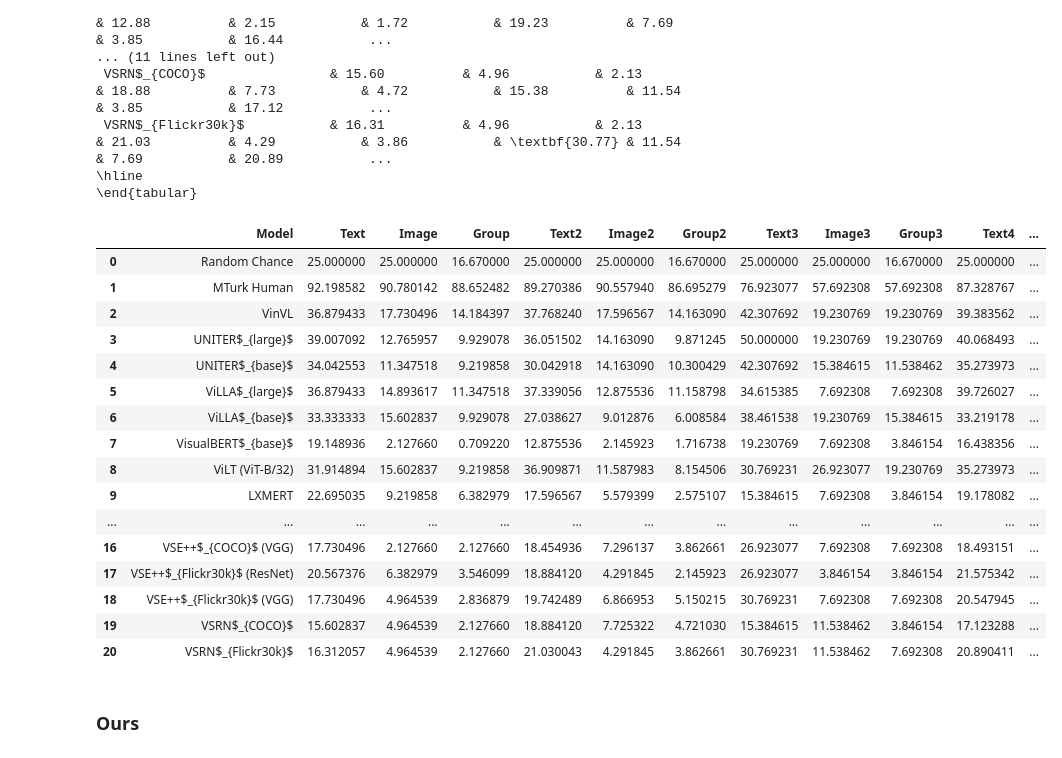
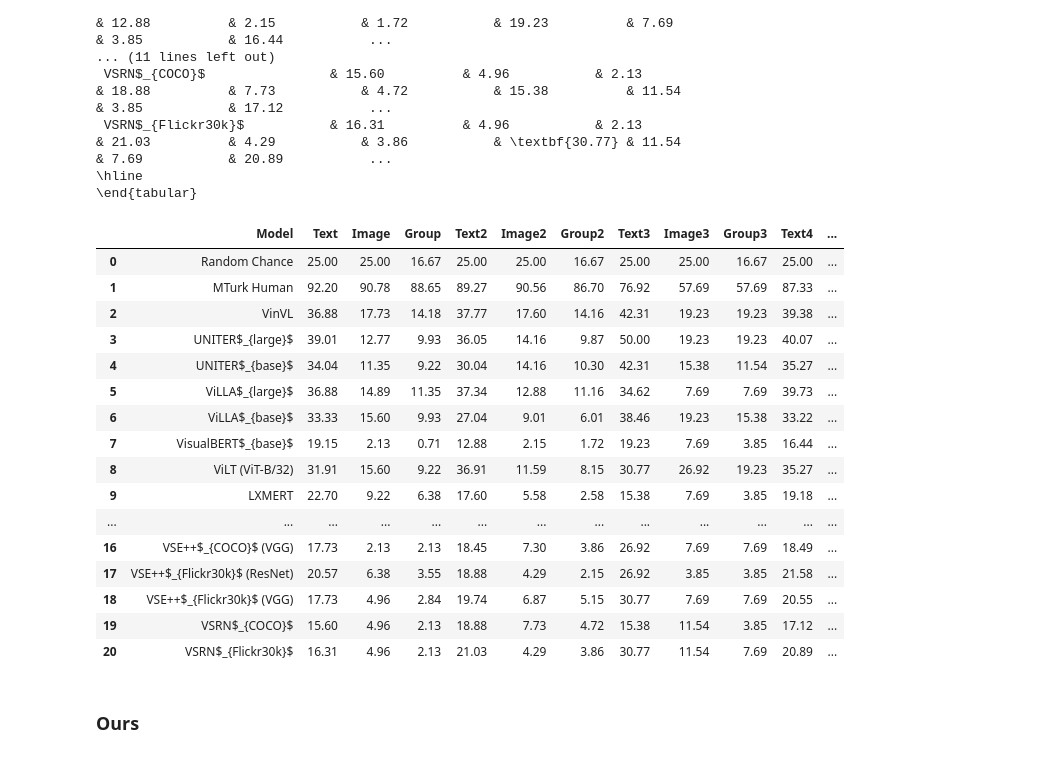
Before and after one commit to juletx/spatial-reasoning, a Jupyter notebook: winoground/statistics/winoground_statistics.ipynb, the cells around one changed output. Cells and saved outputs as stored; diff of their text form; code cells hidden in the pictures.

```diff
--- a/winoground/statistics/winoground_statistics.ipynb
+++ b/winoground/statistics/winoground_statistics.ipynb
@@ -103,6 +103,10 @@ models = [
     (path + "clip_b16.jsonl", "CLIP (ViT-B/16)", 400, 400, "dual-stream", "modality-specific"),
     (path + "clip_l14.jsonl", "CLIP (ViT-L/14)", 400, 400, "dual-stream", "modality-specific"),
     (path + "clip_l14-336.jsonl", "CLIP (ViT-L/14-336)", 400, 400, "dual-stream", "modality-specific"),
+    (path + "clip_b32_laion.jsonl", "CLIP LAION-2B (ViT-B/32)", 2000, 2000, "dual-stream", "modality-specific"),
+    (path + "clip_l14_laion.jsonl", "CLIP LAION-2B (ViT-L/14)", 2000, 2000, "dual-stream", "modality-specific"),
+    (path + "clip_h14_laion.jsonl", "CLIP LAION-2B (ViT-H/14)", 2000, 2000, "dual-stream", "modality-specific"),
+    (path + "clip_g14_laion.jsonl", "CLIP LAION-2B (ViT-g/14)", 2000, 2000, "dual-stream", "modality-specific"),
     (path + "ofa_tiny.jsonl", "OFA$_{Tiny}$", 20, 20, "single-stream", "merged"),
     (path + "ofa_base.jsonl", "OFA$_{Base}$", 20, 20, "single-stream", "merged"),
     (path + "ofa_medium.jsonl", "OFA$_{Medium}$", 20, 20, "single-stream", "merged"),
@@ -571,25 +649,25 @@ print(tabulate(bold_linguistic_table_dict, headers=bold_linguistic_table_dict.ke
 \hline
 \end{tabular}
 # %%
-pd.DataFrame(linguistic_table_dict)
+pd.DataFrame(linguistic_table_dict).round(2)
 # %% [output]
 |  | Model | Text | Image | Group | Text2 | Image2 | Group2 | Text3 | Image3 | Group3 | Text4 | ... |
-| 0 | Random Chance | 25.000000 | 25.000000 | 16.670000 | 25.000000 | 25.000000 | 16.670000 | 25.000000 | 25.000000 | 16.670000 | 25.000000 | ... |
-| 1 | MTurk Human | 92.198582 | 90.780142 | 88.652482 | 89.270386 | 90.557940 | 86.695279 | 76.923077 | 57.692308 | 57.692308 | 87.328767 | ... |
-| 2 | VinVL | 36.879433 | 17.730496 | 14.184397 | 37.768240 | 17.596567 | 14.163090 | 42.307692 | 19.230769 | 19.230769 | 39.383562 | ... |
-| 3 | UNITER$_{large}$ | 39.007092 | 12.765957 | 9.929078 | 36.051502 | 14.163090 | 9.871245 | 50.000000 | 19.230769 | 19.230769 | 40.068493 | ... |
-| 4 | UNITER$_{base}$ | 34.042553 | 11.347518 | 9.219858 | 30.042918 | 14.163090 | 10.300429 | 42.307692 | 15.384615 | 11.538462 | 35.273973 | ... |
-| 5 | ViLLA$_{large}$ | 36.879433 | 14.893617 | 11.347518 | 37.339056 | 12.875536 | 11.158798 | 34.615385 | 7.692308 | 7.692308 | 39.726027 | ... |
-| 6 | ViLLA$_{base}$ | 33.333333 | 15.602837 | 9.929078 | 27.038627 | 9.012876 | 6.008584 | 38.461538 | 19.230769 | 15.384615 | 33.219178 | ... |
-| 7 | VisualBERT$_{base}$ | 19.148936 | 2.127660 | 0.709220 | 12.875536 | 2.145923 | 1.716738 | 19.230769 | 7.692308 | 3.846154 | 16.438356 | ... |
-| 8 | ViLT (ViT-B/32) | 31.914894 | 15.602837 | 9.219858 | 36.909871 | 11.587983 | 8.154506 | 30.769231 | 26.923077 | 19.230769 | 35.273973 | ... |
-| 9 | LXMERT | 22.695035 | 9.219858 | 6.382979 | 17.596567 | 5.579399 | 2.575107 | 15.384615 | 7.692308 | 3.846154 | 19.178082 | ... |
+| 0 | Random Chance | 25.00 | 25.00 | 16.67 | 25.00 | 25.00 | 16.67 | 25.00 | 25.00 | 16.67 | 25.00 | ... |
+| 1 | MTurk Human | 92.20 | 90.78 | 88.65 | 89.27 | 90.56 | 86.70 | 76.92 | 57.69 | 57.69 | 87.33 | ... |
+| 2 | VinVL | 36.88 | 17.73 | 14.18 | 37.77 | 17.60 | 14.16 | 42.31 | 19.23 | 19.23 | 39.38 | ... |
+| 3 | UNITER$_{large}$ | 39.01 | 12.77 | 9.93 | 36.05 | 14.16 | 9.87 | 50.00 | 19.23 | 19.23 | 40.07 | ... |
+| 4 | UNITER$_{base}$ | 34.04 | 11.35 | 9.22 | 30.04 | 14.16 | 10.30 | 42.31 | 15.38 | 11.54 | 35.27 | ... |
+| 5 | ViLLA$_{large}$ | 36.88 | 14.89 | 11.35 | 37.34 | 12.88 | 11.16 | 34.62 | 7.69 | 7.69 | 39.73 | ... |
+| 6 | ViLLA$_{base}$ | 33.33 | 15.60 | 9.93 | 27.04 | 9.01 | 6.01 | 38.46 | 19.23 | 15.38 | 33.22 | ... |
+| 7 | VisualBERT$_{base}$ | 19.15 | 2.13 | 0.71 | 12.88 | 2.15 | 1.72 | 19.23 | 7.69 | 3.85 | 16.44 | ... |
+| 8 | ViLT (ViT-B/32) | 31.91 | 15.60 | 9.22 | 36.91 | 11.59 | 8.15 | 30.77 | 26.92 | 19.23 | 35.27 | ... |
+| 9 | LXMERT | 22.70 | 9.22 | 6.38 | 17.60 | 5.58 | 2.58 | 15.38 | 7.69 | 3.85 | 19.18 | ... |
 | ... | ... | ... | ... | ... | ... | ... | ... | ... | ... | ... | ... | ... |
-| 16 | VSE++$_{COCO}$ (VGG) | 17.730496 | 2.127660 | 2.127660 | 18.454936 | 7.296137 | 3.862661 | 26.923077 | 7.692308 | 7.692308 | 18.493151 | ... |
-| 17 | VSE++$_{Flickr30k}$ (ResNet) | 20.567376 | 6.382979 | 3.546099 | 18.884120 | 4.291845 | 2.145923 | 26.923077 | 3.846154 | 3.846154 | 21.575342 | ... |
-| 18 | VSE++$_{Flickr30k}$ (VGG) | 17.730496 | 4.964539 | 2.836879 | 19.742489 | 6.866953 | 5.150215 | 30.769231 | 7.692308 | 7.692308 | 20.547945 | ... |
-| 19 | VSRN$_{COCO}$ | 15.602837 | 4.964539 | 2.127660 | 18.884120 | 7.725322 | 4.721030 | 15.384615 | 11.538462 | 3.846154 | 17.123288 | ... |
-| 20 | VSRN$_{Flickr30k}$ | 16.312057 | 4.964539 | 2.127660 | 21.030043 | 4.291845 | 3.862661 | 30.769231 | 11.538462 | 7.692308 | 20.890411 | ... |
+| 16 | VSE++$_{COCO}$ (VGG) | 17.73 | 2.13 | 2.13 | 18.45 | 7.30 | 3.86 | 26.92 | 7.69 | 7.69 | 18.49 | ... |
+| 17 | VSE++$_{Flickr30k}$ (ResNet) | 20.57 | 6.38 | 3.55 | 18.88 | 4.29 | 2.15 | 26.92 | 3.85 | 3.85 | 21.58 | ... |
+| 18 | VSE++$_{Flickr30k}$ (VGG) | 17.73 | 4.96 | 2.84 | 19.74 | 6.87 | 5.15 | 30.77 | 7.69 | 7.69 | 20.55 | ... |
+| 19 | VSRN$_{COCO}$ | 15.60 | 4.96 | 2.13 | 18.88 | 7.73 | 4.72 | 15.38 | 11.54 | 3.85 | 17.12 | ... |
+| 20 | VSRN$_{Flickr30k}$ | 16.31 | 4.96 | 2.13 | 21.03 | 4.29 | 3.86 | 30.77 | 11.54 | 7.69 | 20.89 | ... |
 # %% [markdown]
 ### Ours
 # %%
```
Also changed, not shown: parts of 27 cells of this notebook.
